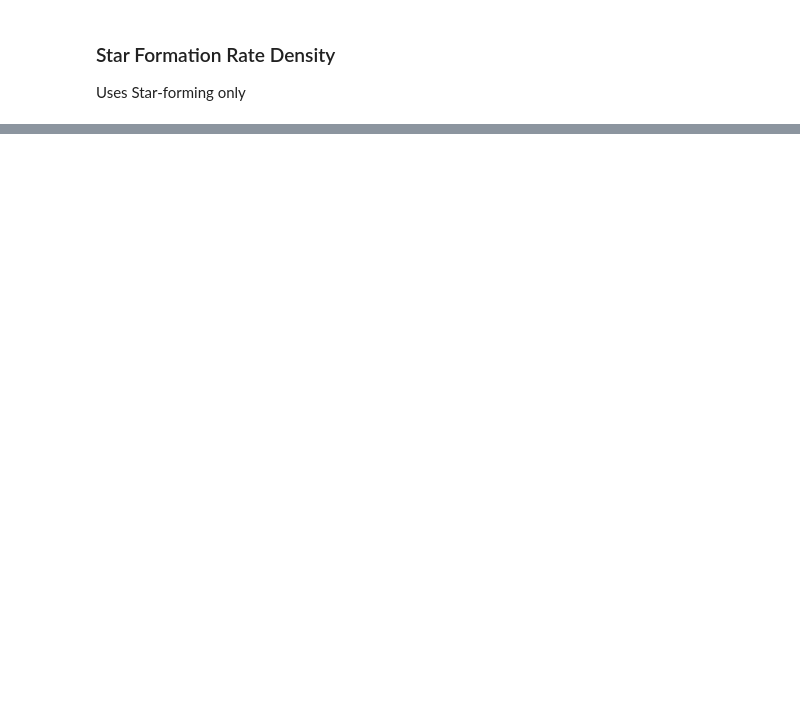
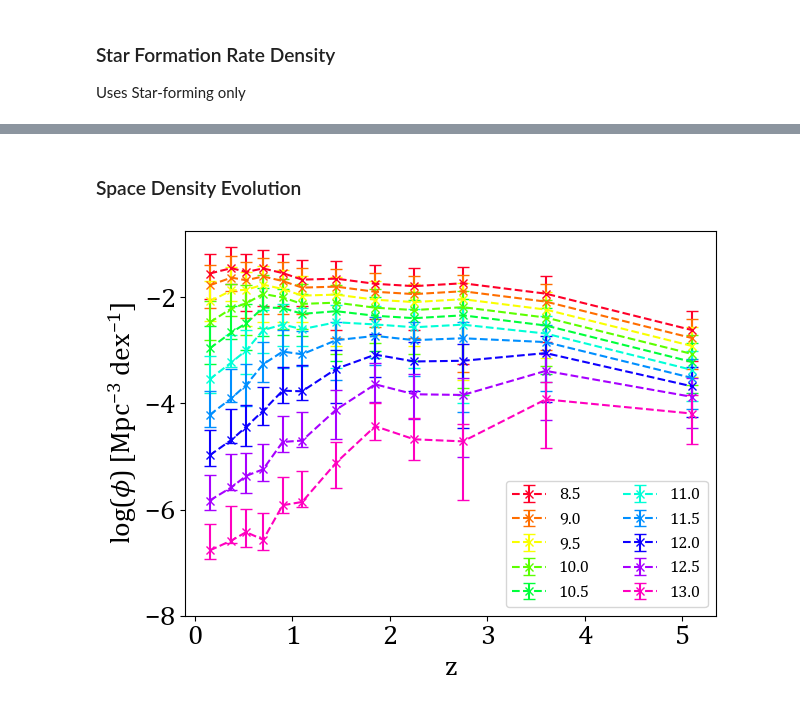
Before and after one commit to daniel-lyon/MPhil-Code, a Jupyter notebook: LUMFUNCS/Plot_LF.ipynb, the cells around one changed output, grey strips where cells are left out. Drawn from its saved outputs; the diff is of its cells as text; code cells hidden in the pictures; blank space fills up the shorter version.

```diff
--- a/LUMFUNCS/Plot_LF.ipynb
+++ b/LUMFUNCS/Plot_LF.ipynb
@@ -444,0 +466,55 @@ for i in range(len(sfrd_saunder)):
+# %% [markdown]
+### Space Density Evolution
+# %%
+redshift_centers = np.mean(reg['z'], axis=1)
+luminosity_centers = np.arange(8.5, 13.5, 0.5) # luminosity bin edges
+colors = plt.cm.gist_rainbow(np.linspace(0,1,len(luminosity_centers)))
+
+# Iterate over the luminosity bins
+est_phi = []
+est_phi_e = []
+new_z = []
+for l_center in luminosity_centers:
+    est_phi_z = []
+    est_phi_e_z = []
+    new_z_z = []
+
+    # Iterate over the redshift bins:
+    for z_val, params, perr in zip(redshift_centers, reg['saunder_p'], reg['saunder_e']):
+
+        if z_val == 0.15:
+            f = first_saunders_luminosity
+        elif z_val == 0.375:
+            f = local_saunders_luminosity
+        elif z_val == 0.525:
+            f = mid_saunders_luminosity
+        else:
+            f = saunders_luminosity
+
+        # Calculate the number density of the missing luminosity bin
+        est_phi_z.append(f(10**l_center, *params))
+        est_phi_e_z.append([f(10**l_center, *(params - perr)), f(10**l_center, *(params + perr))])
+        new_z_z.append(z_val)
+
+    est_phi.append(est_phi_z)
+    est_phi_e.append(est_phi_e_z)
+    new_z.append(new_z_z)
+
+# Plot the estimated number densities
+for nz, nphi, lcent, c, nphie in zip(new_z, est_phi, luminosity_centers, colors, est_phi_e):
+    nphie = np.array(nphie).T
+    nphi = np.array(nphi)
+    yerr = [np.log10(nphi) - np.log10(nphi - nphie[0]), np.log10(nphi + nphie[1]) - np.log10(nphi)]
+    plt.errorbar(nz, np.log10(nphi), yerr=yerr, capsize=4, color=c, label=f'{lcent}', linestyle='--', marker='x')
+
+plt.legend(ncols=2, fontsize=12)
+plt.xlabel('z', fontsize=20)
+plt.ylabel('log($\phi$) [Mpc$^{-3}$ dex$^{-1}$]', fontsize=20)
+plt.xticks(fontsize=20)
+plt.yticks([-8, -6, -4, -2], fontsize=20)
+plt.tight_layout()
+if export:
+    plt.savefig('phi_density_evo.png')
+plt.show()
+# %% [output]
+[figure, added]
```
Also changed, not shown: parts of 5 cells of this notebook, 35 other files.
